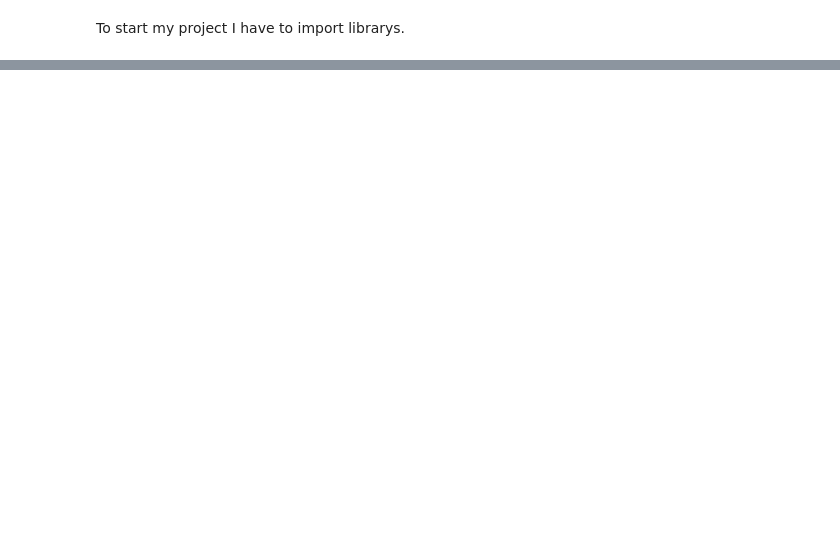
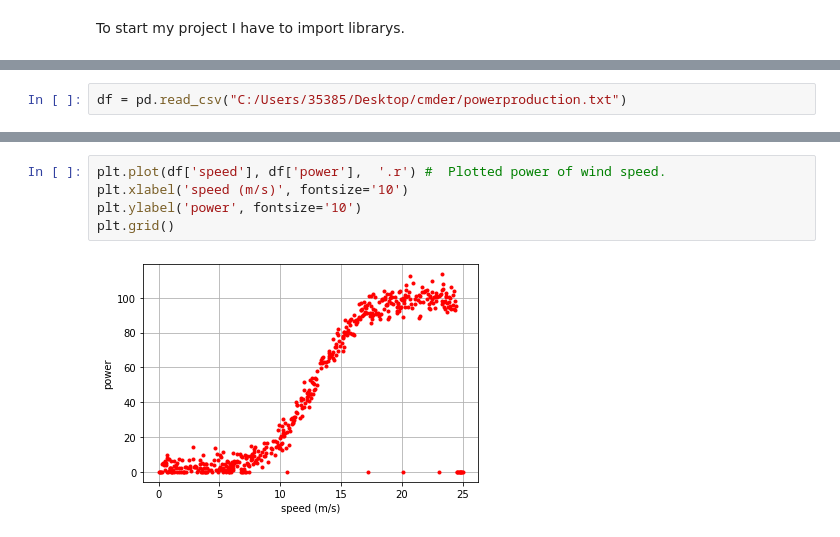
Before and after one commit to rituteval/MLS--project, a Jupyter notebook: MLS-project.ipynb, the cells around one changed output, grey strips where cells are left out. Drawn from its saved outputs; the diff is of its cells as text; blank space fills up the shorter version.

```diff
--- a/MLS-project.ipynb
+++ b/MLS-project.ipynb
@@ -29,0 +37,2 @@ from tensorflow.keras import layers
+# %%
+df = pd.read_csv("C:/Users/35385/Desktop/cmder/powerproduction.txt")
@@ -29,0 +113,7 @@ from tensorflow.keras import layers
+# %%
+plt.plot(df['speed'], df['power'],  '.r') #  Plotted power of wind speed.
+plt.xlabel('speed (m/s)', fontsize='10')
+plt.ylabel('power', fontsize='10')
+plt.grid()
+# %% [output]
+[figure, added]
```
Also changed, not shown: parts of 17 cells of this notebook, 5 other files.
